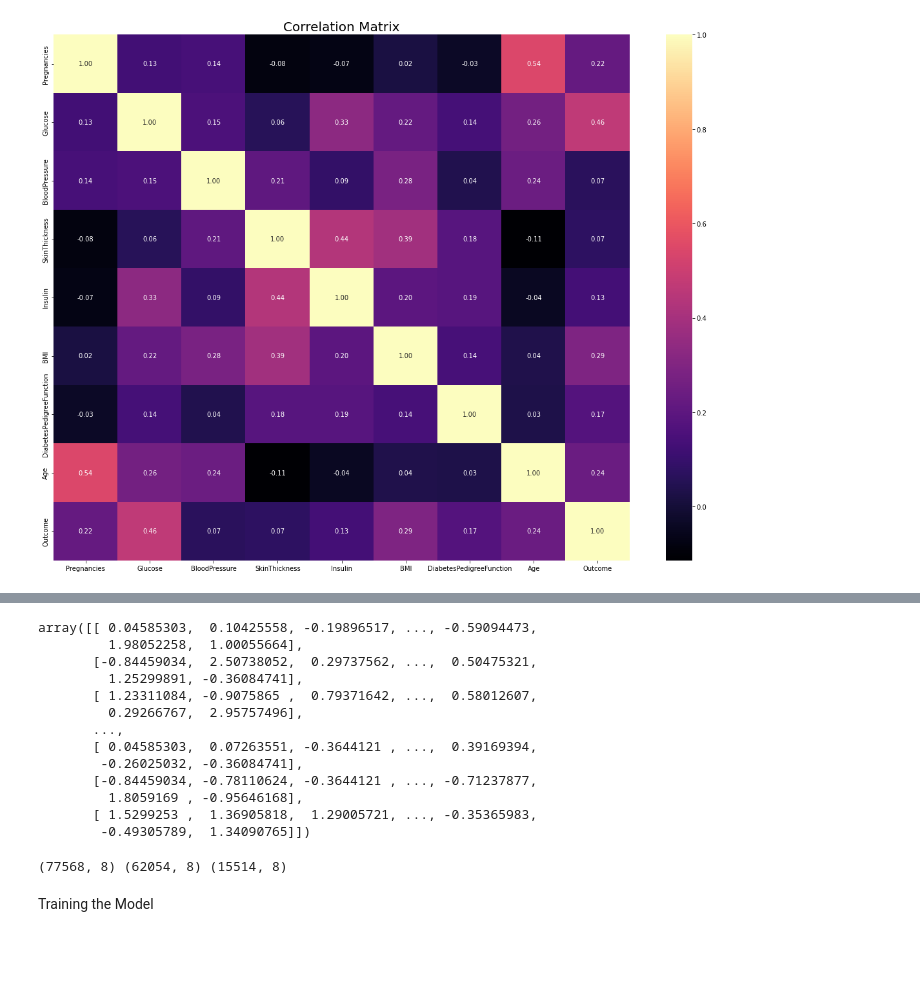
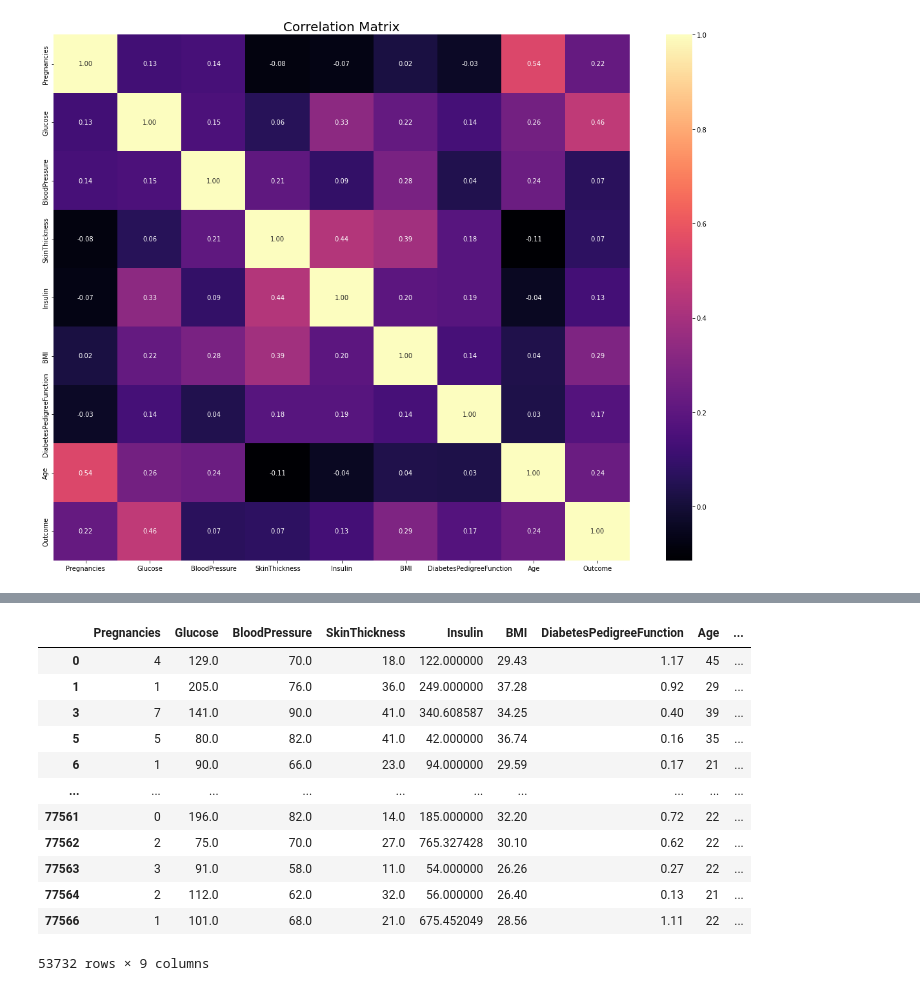
Before and after one commit to Lounes-Kheris98/diabete.predict, a Jupyter notebook: Diabetes_predict.ipynb, the cells around one changed output, grey strips where cells are left out. Cells and saved outputs as stored; diff of their text form; code cells hidden in the pictures; blank space fills up the shorter version.

```diff
--- a/Diabetes_predict.ipynb
+++ b/Diabetes_predict.ipynb
@@ -255,18 +169,0 @@ standardized_data = scaler.transform(X)
-# %%
-X = standardized_data
-Y = data_new['Outcome']
-X
-# %% [output]
-array([[ 0.04585303,  0.10425558, -0.19896517, ..., -0.59094473,
-         1.98052258,  1.00055664],
-       [-0.84459034,  2.50738052,  0.29737562, ...,  0.50475321,
-         1.25299891, -0.36084741],
-       [ 1.23311084, -0.9075865 ,  0.79371642, ...,  0.58012607,
-         0.29266767,  2.95757496],
-       ...,
-       [ 0.04585303,  0.07263551, -0.3644121 , ...,  0.39169394,
-        -0.26025032, -0.36084741],
-       [-0.84459034, -0.78110624, -0.3644121 , ..., -0.71237877,
-         1.8059169 , -0.95646168],
-       [ 1.5299253 ,  1.36905818,  1.29005721, ..., -0.35365983,
-        -0.49305789,  1.34090765]])
@@ -275,6 +169,0 @@ array([[ 0.04585303,  0.10425558, -0.19896517, ..., -0.59094473,
-# %%
-print(X.shape, X_train.shape, X_test.shape)
-# %% [output]
-(77568, 8) (62054, 8) (15514, 8)
-# %% [markdown]
-Training the Model
@@ -282,0 +170,32 @@ cla
+# %%
+replace_list_column = ["Glucose", "BloodPressure", "SkinThickness", "Insulin", "BMI"]
+
+data_new = data
+data_new[replace_list_column] = data[replace_list_column].replace(0, np.NaN)
+
+#for i in data.index:
+#print(data.loc[data['Insulin'].isin([0,2,4])])
+import random
+
+max_Insulin = data['Insulin'].max()
+min_Insulin = data['Insulin'].min()
+
+data_new.Insulin = data_new['Insulin'].mask(data_new['Insulin'].isnull(), np.random.uniform(min_Insulin, max_Insulin, size=data_new['Insulin'].shape))
+
+data_new = data_new.dropna(axis=0, how='any')
+
+data_new
+# %% [output]
+|  | Pregnancies | Glucose | BloodPressure | SkinThickness | Insulin | BMI | DiabetesPedigreeFunction | Age | ... |
+| 0 | 4 | 129.0 | 70.0 | 18.0 | 122.000000 | 29.43 | 1.17 | 45 | ... |
+| 1 | 1 | 205.0 | 76.0 | 36.0 | 249.000000 | 37.28 | 0.92 | 29 | ... |
+| 3 | 7 | 141.0 | 90.0 | 41.0 | 340.608587 | 34.25 | 0.40 | 39 | ... |
+| 5 | 5 | 80.0 | 82.0 | 41.0 | 42.000000 | 36.74 | 0.16 | 35 | ... |
+| 6 | 1 | 90.0 | 66.0 | 23.0 | 94.000000 | 29.59 | 0.17 | 21 | ... |
+| ... | ... | ... | ... | ... | ... | ... | ... | ... | ... |
+| 77561 | 0 | 196.0 | 82.0 | 14.0 | 185.000000 | 32.20 | 0.72 | 22 | ... |
+| 77562 | 2 | 75.0 | 70.0 | 27.0 | 765.327428 | 30.10 | 0.62 | 22 | ... |
+| 77563 | 3 | 91.0 | 58.0 | 11.0 | 54.000000 | 26.26 | 0.27 | 22 | ... |
+| 77564 | 2 | 112.0 | 62.0 | 32.0 | 56.000000 | 26.40 | 0.13 | 21 | ... |
+| 77566 | 1 | 101.0 | 68.0 | 21.0 | 675.452049 | 28.56 | 1.11 | 22 | ... |
+53732 rows × 9 columns
```
Also changed, not shown: parts of 12 cells of this notebook.
